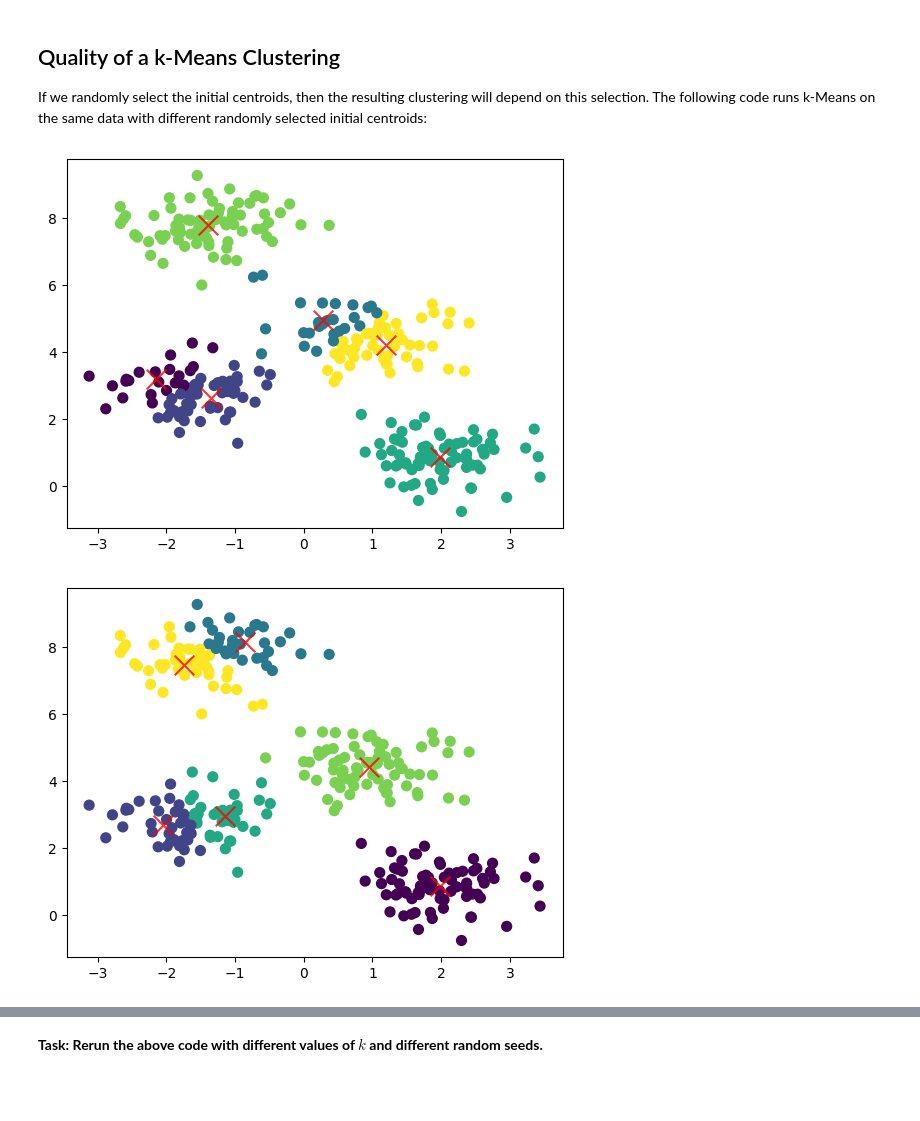
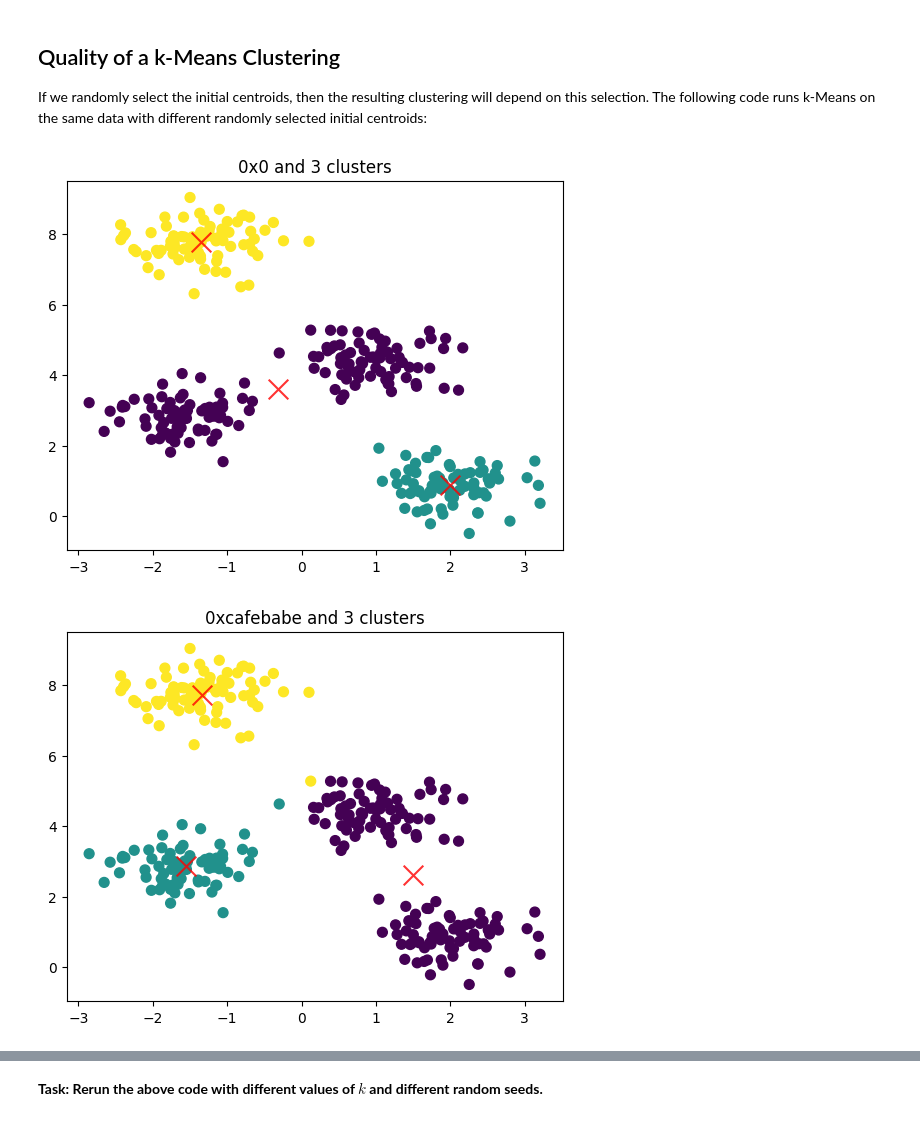
Before and after one commit to ArmandoShala/mldm_hs22, a Jupyter notebook: preclass/MLDM_HS22_L02_Clustering_PRE_CLASS_ASSIGNMENT.ipynb, the cells around one changed output, grey strips where cells are left out. Cells and saved outputs as stored; diff of their text form; code cells hidden in the pictures; blank space fills up the shorter version.

```diff
--- a/preclass/MLDM_HS22_L02_Clustering_PRE_CLASS_ASSIGNMENT.ipynb
+++ b/preclass/MLDM_HS22_L02_Clustering_PRE_CLASS_ASSIGNMENT.ipynb
@@ -97,7 +97,7 @@ X, cluster_label = make_blobs(
     n_samples=300,  # number of data points m
     n_features=2,   # number of features n
     centers=4,      # true number of clusters (unknown)
-    cluster_std=.6, # how close points in the same cluster are together
+    cluster_std=0.5, # how close points in the same cluster are together
     random_state=0,
 )
 
@@ -150,13 +150,13 @@ class MyKMeans:
 # %% [markdown]
 We can now run the k-Means algorithm on the data by setting the desired number of clusters $k$:
 # %%
-k = 2
-
-my_kmeans = MyKMeans(k=k)
-my_kmeans.fit(X)
-
-cluster_assignment = my_kmeans.predict(X)
-
-plt.scatter(X[:, 0], X[:, 1], c=cluster_assignment, s=50, cmap="viridis")
-plt.scatter(my_kmeans.centroids[:, 0], my_kmeans.centroids[:, 1], c="red", marker='x', s=200, alpha=.8)
+for k in range(3,6):
+    my_kmeans = MyKMeans(k=k)
+    my_kmeans.fit(X)
+    cluster_assignment = my_kmeans.predict(X)
+    plt.scatter(X[:, 0], X[:, 1], c=cluster_assignment, s=50, cmap="viridis")
+    plt.scatter(my_kmeans.centroids[:, 0], my_kmeans.centroids[:, 1], c="red", marker='x', s=200, alpha=.8)
+    plt.title(f"{k} centroids")
+    plt.grid()
+    plt.show()
 # %% [output]
@@ -198,19 +199,19 @@ If we randomly select the initial centroids, then the resulting clustering will
 # %%
 random_seeds = [
     0,
     0xcafebabe,
-    0xd05f00d,
+    0xd05f00d
 ]
 
-k = 6
-
-for seed in random_seeds:
-  km = MyKMeans(k=k, random_seed=seed)
-  km.fit(X)
-  ixs = km.predict(X)
-  plt.scatter(X[:, 0], X[:, 1], c=ixs, s=50, cmap="viridis")
-  plt.scatter(km.centroids[:, 0], km.centroids[:, 1], c="red", marker='x', s=200, alpha=.8)
-  plt.show()
+for k in range(3, 7):
+  for seed in random_seeds:
+    km = MyKMeans(k=k, random_seed=seed)
+    km.fit(X)
+    ixs = km.predict(X)
+    plt.scatter(X[:, 0], X[:, 1], c=ixs, s=50, cmap="viridis")
+    plt.scatter(km.centroids[:, 0], km.centroids[:, 1], c="red", marker='x', s=200, alpha=.8)
+    plt.title(f"{hex(seed)} and {k} clusters")
+    plt.show()
 # %% [output]
-[figure, old version]
+[figure, new version]
-[figure, old version]
+[figure, new version]
```
Also changed, not shown: parts of 5 cells of this notebook, 4 other files.
